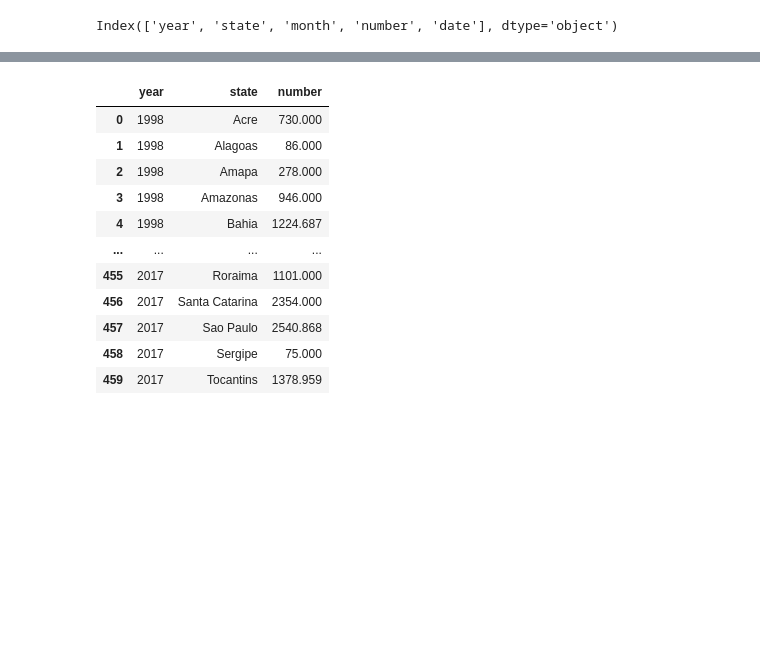
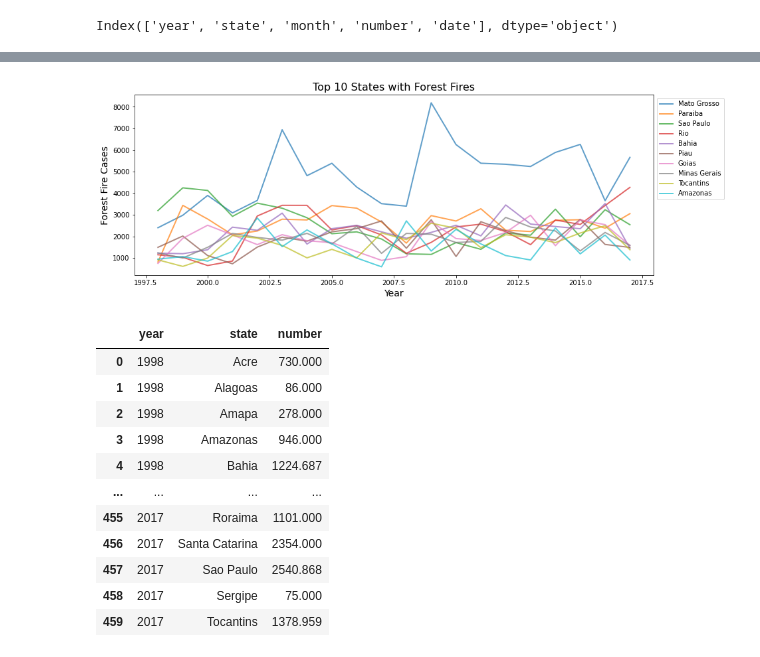
Before and after one commit to ZameromJairo/Python-Ref, a Jupyter notebook: Projeto 9/Case - Brazil forest fires.ipynb, the cells around one changed output, grey strips where cells are left out. Cells and saved outputs as stored; diff of their text form; code cells hidden in the pictures; blank space fills up the shorter version.

```diff
--- a/Projeto 9/Case - Brazil forest fires.ipynb
+++ b/Projeto 9/Case - Brazil forest fires.ipynb
@@ -192,2 +181,34 @@ plt.show()
+# %%
+
+# Graphic 4
+
+plt.figure(figsize=(14,5))
+
+plt.title('Top 10 States with Forest Fires', fontsize = 16)
+
+
+# listing the top 10 states
+top_10 = analysis_state['state'][0:10].values
+top_10
+
+# ploting loop
+for coluna in top_10:
+    #filterind top 10 states
+    filter = data.loc[data['state']==coluna]
+    #grouping by year
+    analysis_top_10_states = filter.groupby(by='year').sum().reset_index()
+
+    #ploting
+    sns.lineplot(data = analysis_top_10_states, x= 'year',y='number',lw=2,alpha = 0.7)
+
+
+
+plt.xlabel('Year',fontsize = 14)
+plt.ylabel('Forest Fire Cases',fontsize = 14)
+plt.legend(top_10, bbox_to_anchor=(1,1))
+
+plt.show()
+# %% [output]
+[figure, added]
 # %%
 analysis_state_by_year =  data.groupby(by=['year','state']).sum().reset_index()
```
Also changed, not shown: parts of 6 cells of this notebook.
